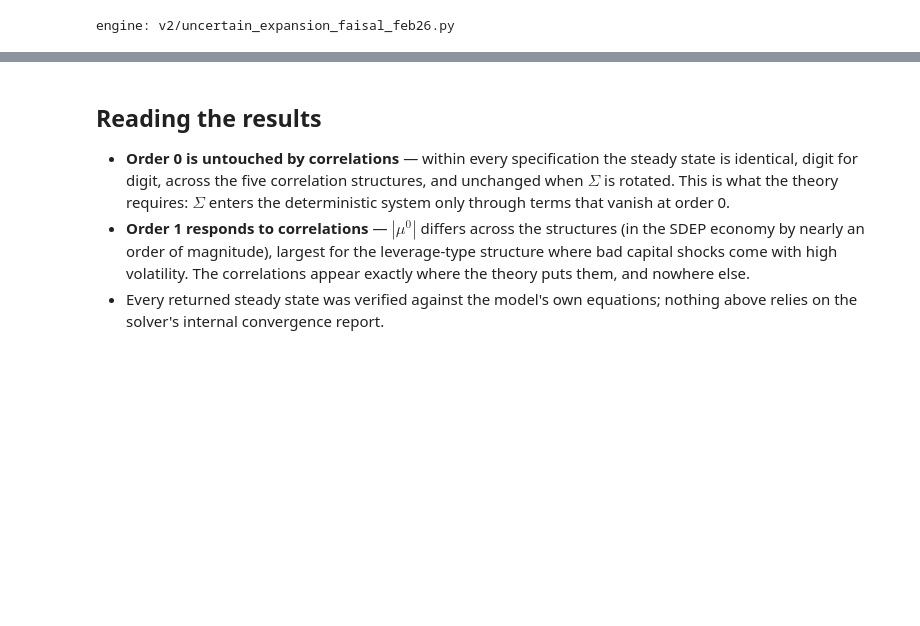
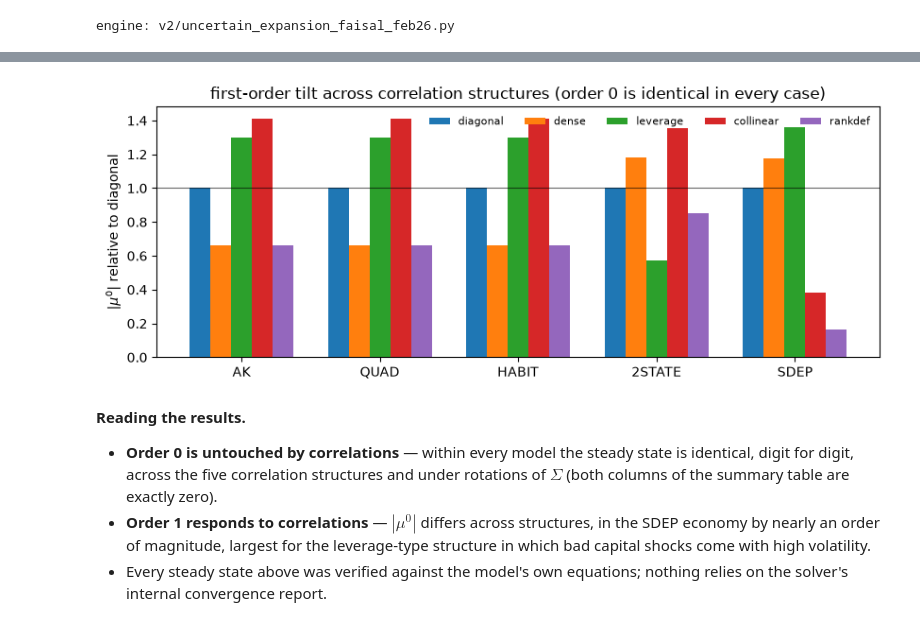
Before and after one commit to as7391746/QuantMFR-Colab, a Jupyter notebook: v2_demo.ipynb, the cells around one changed output, grey strips where cells are left out. Saved outputs shown, nothing was run; the diff lists cells and outputs as text; code cells hidden in the pictures; blank space fills up the shorter version.

```diff
--- a/v2_demo.ipynb
+++ b/v2_demo.ipynb
@@ -137,0 +190,17 @@ steady-state (D1, D2) = (0.004034, 0.019016); closed-form D2 = 0.019023
+# %%
+def build_2STATE(p, L):
+    def eqs(S):
+        W = [S("W%d_tp1" % (i + 1)) for i in range(L.shape[1])]
+        dot = lambda r: sum(float(L[r, i]) * W[i] for i in range(L.shape[1]))
+        kappa = sp.log(S("D1_t"))
+        growth = (1 / S("zeta")) * sp.log(1 + S("zeta") * S("D2_t")) \
+            + S("nu_k") * (S("Za_t") + S("Zb_t")) - S("iota_k") + dot(0)
+        Zan = S("Za_t") - S("nua") * S("Za_t") + dot(1)
+        Zbn = S("Zb_t") - S("nub") * S("Zb_t") + dot(2)
+        return kappa, growth, [Zan, Zbn], [S("alpha") - S("D1_t") - S("D2_t")]
+    return pack(["D1_t", "D2_t"], ["Za_t", "Zb_t"], L.shape[1], p, eqs)
+
+MODELS["2STATE"] = dict(build=build_2STATE, n_states=2, n_shocks=3, norms=[0.012, 0.022, 0.008],
+    defaults={"beta": BETA, "rho": 1.001, "gamma": 1.001, "alpha": 0.02305, "zeta": 32.0,
+              "iota_k": 0.01, "nu_k": 0.01, "nua": 0.15, "nub": 0.01},
+    target={"gamma": 8.0})
@@ -335,9 +382,24 @@ display(df.pivot(index="spec", columns="family", values="mu0").loc[SPECS, FAMILI
 | HABIT | 0.0003 | 0.0002 | 0.0004 | 0.0004 | 0.0002 |
 | 2STATE | 0.0957 | 0.1133 | 0.0547 | 0.1297 | 0.0817 |
 | SDEP | 0.1072 | 0.1259 | 0.1460 | 0.0412 | 0.0173 |
+# %%
+import matplotlib.pyplot as plt
+rel = piv.div(piv["diagonal"], axis=0)
+x = np.arange(len(SPECS)); w = 0.15
+fig, ax = plt.subplots(figsize=(8.5, 3.4))
+for j, fam in enumerate(FAMILIES):
+    ax.bar(x + (j - 2) * w, rel[fam], w, label=fam)
+ax.axhline(1.0, lw=0.8, color="k", alpha=0.6)
+ax.set_xticks(x); ax.set_xticklabels(SPECS)
+ax.set_ylabel(r"$|\mu^0|$ relative to diagonal")
+ax.set_title("first-order tilt across correlation structures (order 0 is identical in every case)")
+ax.legend(ncol=5, fontsize=8, frameon=False)
+fig.tight_layout(); plt.show()
+# %% [output]
+[figure, added]
 # %% [markdown]
-## Reading the results
+**Reading the results.**
 
-- **Order 0 is untouched by correlations** — within every specification the steady state is identical, digit for digit, across the five correlation structures, and unchanged when $\Sigma$ is rotated. This is what the theory requires: $\Sigma$ enters the deterministic system only through terms that vanish at order 0.
-- **Order 1 responds to correlations** — $|\mu^0|$ differs across the structures (in the SDEP economy by nearly an order of magnitude), largest for the leverage-type structure where bad capital shocks come with high volatility. The correlations appear exactly where the theory puts them, and nowhere else.
-- Every returned steady state was verified against the model's own equations; nothing above relies on the solver's internal convergence report.
+- **Order 0 is untouched by correlations** — within every model the steady state is identical, digit for digit, across the five correlation structures and under rotations of $\Sigma$ (both columns of the summary table are exactly zero).
+- **Order 1 responds to correlations** — $|\mu^0|$ differs across structures, in the SDEP economy by nearly an order of magnitude, largest for the leverage-type structure in which bad capital shocks come with high volatility.
+- Every steady state above was verified against the model's own equations; nothing relies on the solver's internal convergence report.
```
Also changed, not shown: parts of 22 cells of this notebook, 1 other file.
